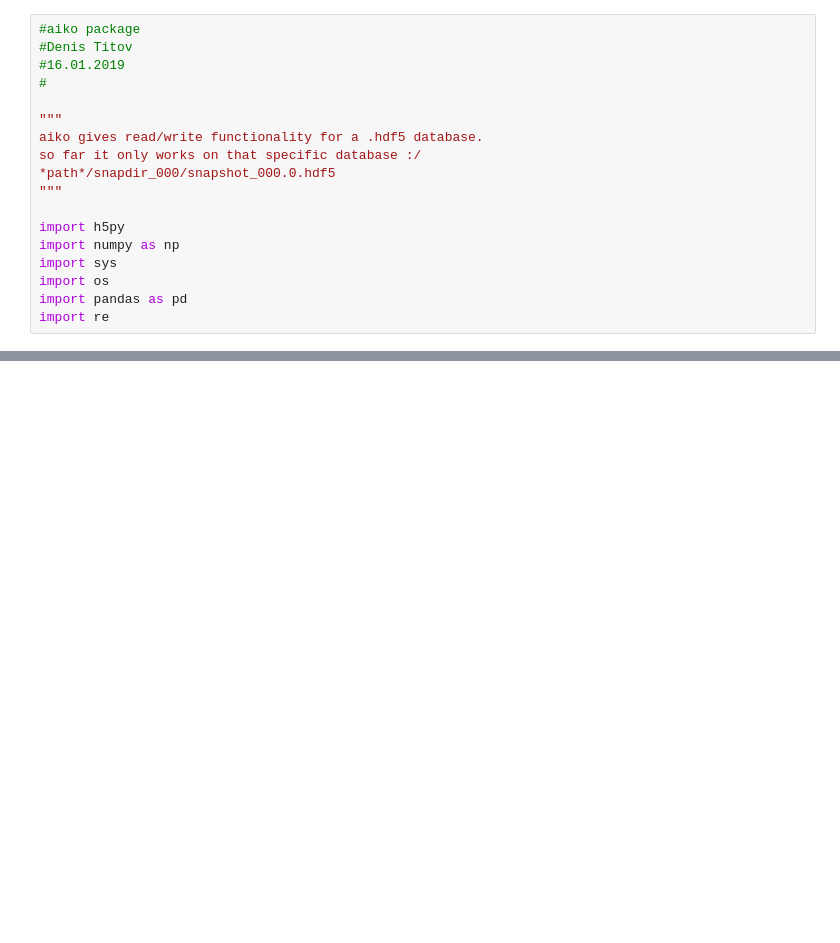
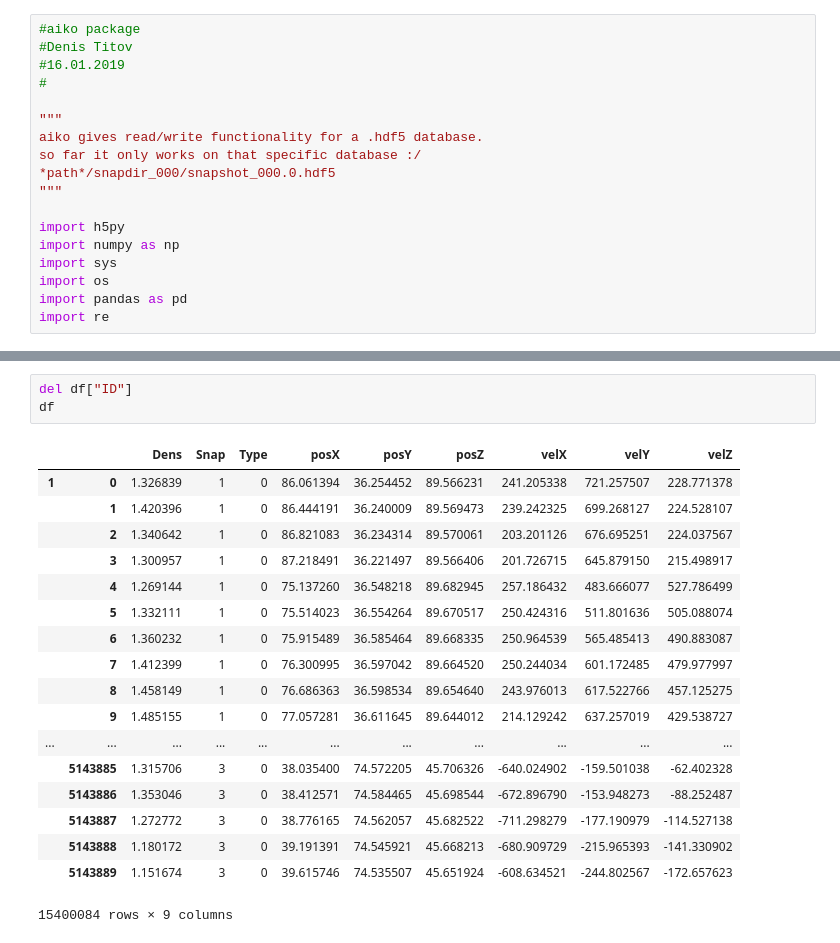
Before and after one commit to denecity/AIKOpart1, a Jupyter notebook: aiko.ipynb, the cells around one changed output, grey strips where cells are left out. Cells and saved outputs as stored; diff of their text form; blank space fills up the shorter version.

```diff
--- a/aiko.ipynb
+++ b/aiko.ipynb
@@ -163,0 +226,22 @@ give direkt dirname
+# %%
+del df["ID"]
+df
+# %% [output]
+|  |  | Dens | Snap | Type | posX | posY | posZ | velX | velY | velZ |
+| 1 | 0 | 1.326839 | 1 | 0 | 86.061394 | 36.254452 | 89.566231 | 241.205338 | 721.257507 | 228.771378 |
+|  | 1 | 1.420396 | 1 | 0 | 86.444191 | 36.240009 | 89.569473 | 239.242325 | 699.268127 | 224.528107 |
+|  | 2 | 1.340642 | 1 | 0 | 86.821083 | 36.234314 | 89.570061 | 203.201126 | 676.695251 | 224.037567 |
+|  | 3 | 1.300957 | 1 | 0 | 87.218491 | 36.221497 | 89.566406 | 201.726715 | 645.879150 | 215.498917 |
+|  | 4 | 1.269144 | 1 | 0 | 75.137260 | 36.548218 | 89.682945 | 257.186432 | 483.666077 | 527.786499 |
+|  | 5 | 1.332111 | 1 | 0 | 75.514023 | 36.554264 | 89.670517 | 250.424316 | 511.801636 | 505.088074 |
+|  | 6 | 1.360232 | 1 | 0 | 75.915489 | 36.585464 | 89.668335 | 250.964539 | 565.485413 | 490.883087 |
+|  | 7 | 1.412399 | 1 | 0 | 76.300995 | 36.597042 | 89.664520 | 250.244034 | 601.172485 | 479.977997 |
+|  | 8 | 1.458149 | 1 | 0 | 76.686363 | 36.598534 | 89.654640 | 243.976013 | 617.522766 | 457.125275 |
+|  | 9 | 1.485155 | 1 | 0 | 77.057281 | 36.611645 | 89.644012 | 214.129242 | 637.257019 | 429.538727 |
+| ... | ... | ... | ... | ... | ... | ... | ... | ... | ... | ... |
+|  | 5143885 | 1.315706 | 3 | 0 | 38.035400 | 74.572205 | 45.706326 | -640.024902 | -159.501038 | -62.402328 |
+|  | 5143886 | 1.353046 | 3 | 0 | 38.412571 | 74.584465 | 45.698544 | -672.896790 | -153.948273 | -88.252487 |
+|  | 5143887 | 1.272772 | 3 | 0 | 38.776165 | 74.562057 | 45.682522 | -711.298279 | -177.190979 | -114.527138 |
+|  | 5143888 | 1.180172 | 3 | 0 | 39.191391 | 74.545921 | 45.668213 | -680.909729 | -215.965393 | -141.330902 |
+|  | 5143889 | 1.151674 | 3 | 0 | 39.615746 | 74.535507 | 45.651924 | -608.634521 | -244.802567 | -172.657623 |
+15400084 rows × 9 columns
```
Also changed, not shown: parts of 6 cells of this notebook, 4 other files.
